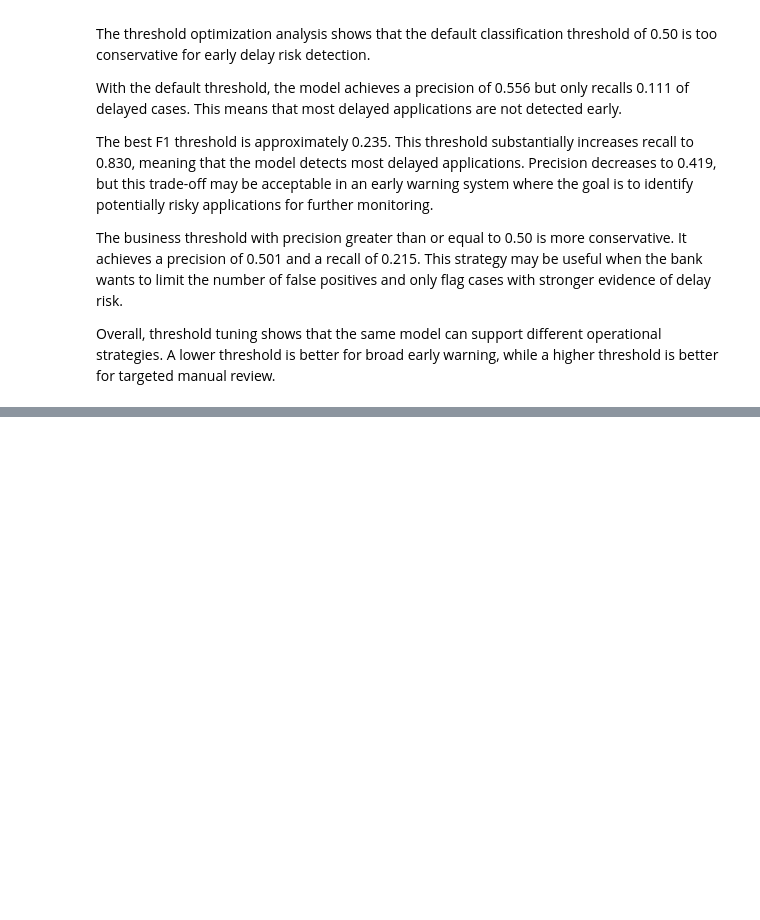
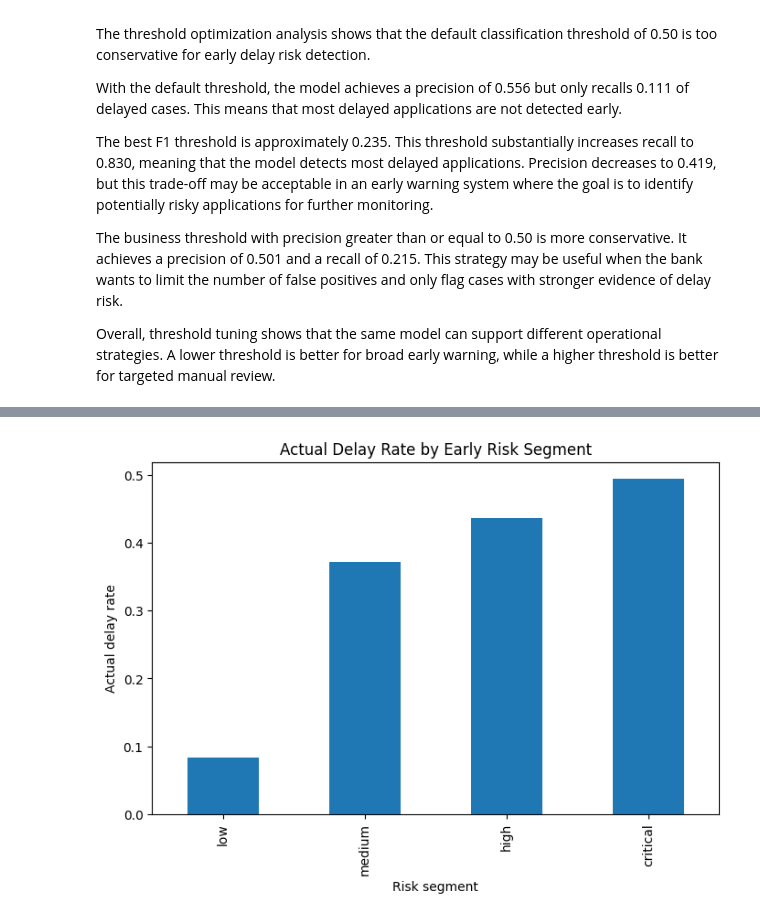
Before and after one commit to alfergal/ml-studio, a Jupyter notebook: ml/loanops/notebooks/03_enriched_modeling.ipynb, the cells around one changed output, grey strips where cells are left out. Drawn from its saved outputs; the diff is of its cells as text; code cells hidden in the pictures; blank space fills up the shorter version.

Commit message:
Add leakage-safe early risk segmentation

```diff
--- a/ml/loanops/notebooks/03_enriched_modeling.ipynb
+++ b/ml/loanops/notebooks/03_enriched_modeling.ipynb
@@ -534,0 +543,7 @@ Overall, threshold tuning shows that the same model can support different operat
+# %%
+early_risk_scores = X_test.copy()
+
+early_risk_scores["delay_probability"] = y_proba_early
+early_risk_scores["actual_delayed"] = y_test.values
+
+early_risk_scores.head()
@@ -534,0 +558,8 @@ Overall, threshold tuning shows that the same model can support different operat
+# %%
+early_risk_scores["risk_segment"] = pd.qcut(
+    early_risk_scores["delay_probability"].rank(method="first"),
+    q=[0, 0.50, 0.75, 0.90, 1.00],
+    labels=["low", "medium", "high", "critical"],
+)
+
+early_risk_scores["risk_segment"].value_counts().sort_index()
@@ -534,0 +573,15 @@ Overall, threshold tuning shows that the same model can support different operat
+# %%
+risk_segment_summary = (
+    early_risk_scores
+    .groupby("risk_segment", observed=True)
+    .agg(
+        cases=("delay_probability", "count"),
+        avg_delay_probability=("delay_probability", "mean"),
+        actual_delay_rate=("actual_delayed", "mean"),
+        min_probability=("delay_probability", "min"),
+        max_probability=("delay_probability", "max"),
+    )
+    .sort_index()
+)
+
+risk_segment_summary
@@ -534,0 +595,11 @@ Overall, threshold tuning shows that the same model can support different operat
+# %%
+risk_segment_summary["actual_delay_rate"].plot.bar(
+    figsize=(8, 5)
+)
+
+plt.xlabel("Risk segment")
+plt.ylabel("Actual delay rate")
+plt.title("Actual Delay Rate by Early Risk Segment")
+plt.show()
+# %% [output]
+[figure, added]
```
Also changed, not shown: parts of 5 cells of this notebook, 2 other files.
